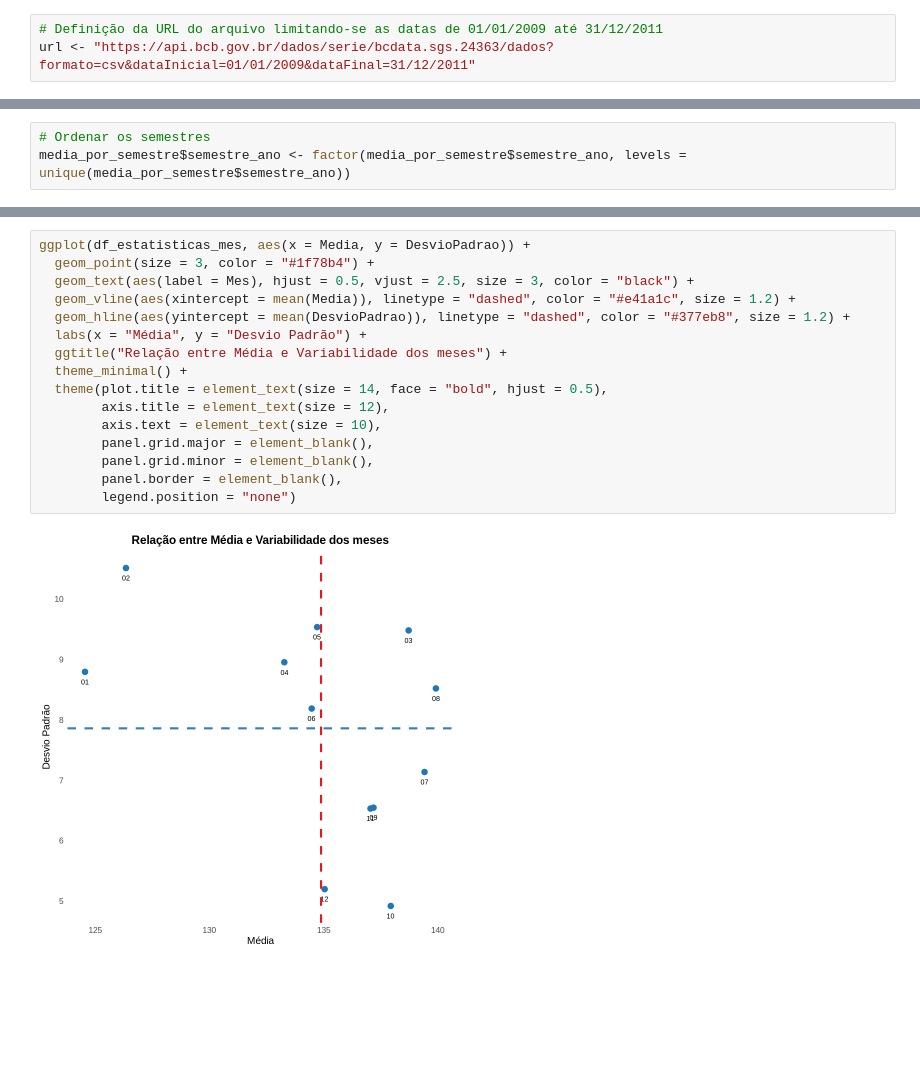
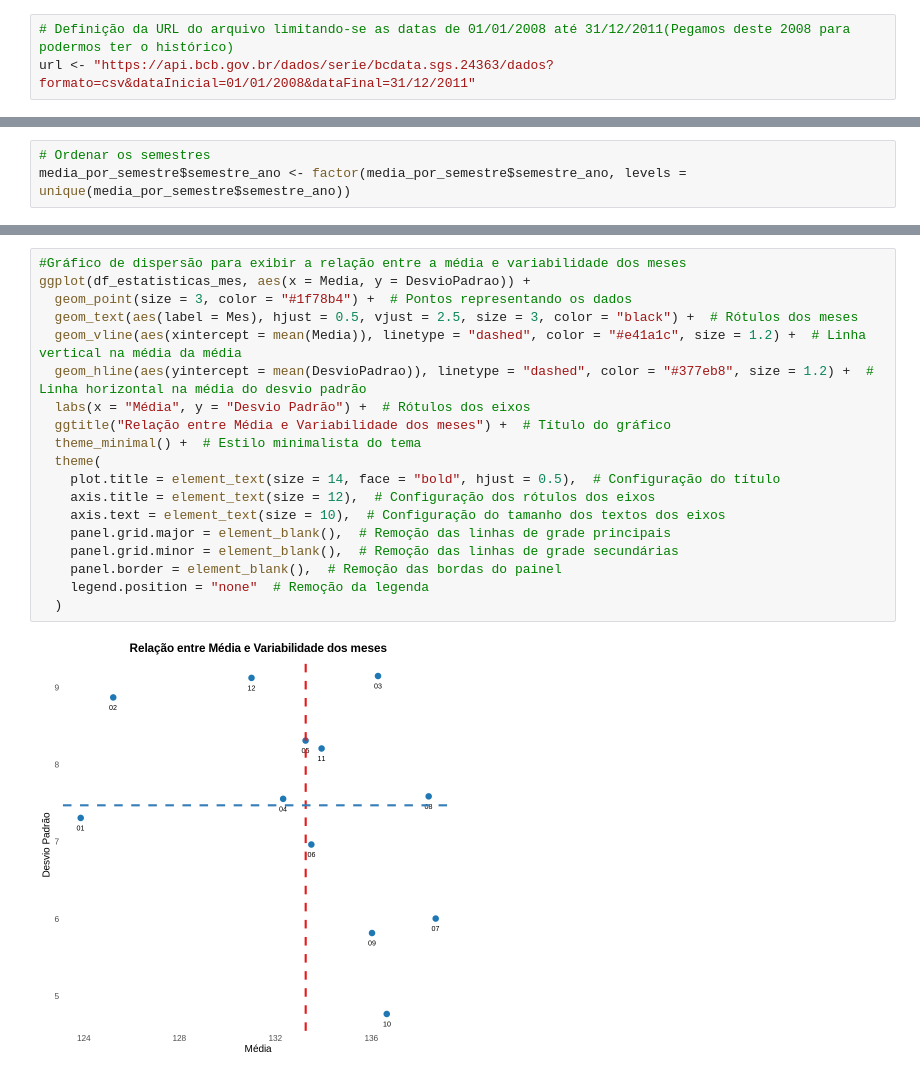
Before and after one commit to tecmateus/analise-ibc-br, a Jupyter notebook: Analise_do_índice_de_atividade_econômica_do_banco_central_2009_a_2011.ipynb, the cells around one changed output, grey strips where cells are left out. Drawn from its saved outputs; the diff is of its cells as text; blank space fills up the shorter version.

```diff
--- a/Analise_do_índice_de_atividade_econômica_do_banco_central_2009_a_2011.ipynb
+++ b/Analise_do_índice_de_atividade_econômica_do_banco_central_2009_a_2011.ipynb
@@ -67,6 +59,6 @@ Registered S3 method overwritten by 'quantmod':
 # %%
-# Definição da URL do arquivo limitando-se as datas de 01/01/2009 até 31/12/2011
-url <- "https://api.bcb.gov.br/dados/serie/bcdata.sgs.24363/dados?formato=csv&dataInicial=01/01/2009&dataFinal=31/12/2011"
+# Definição da URL do arquivo limitando-se as datas de 01/01/2008 até 31/12/2011(Pegamos deste 2008 para podermos ter o histórico)
+url <- "https://api.bcb.gov.br/dados/serie/bcdata.sgs.24363/dados?formato=csv&dataInicial=01/01/2008&dataFinal=31/12/2011"
 # %%
 # Importação do arquivo CSV como data frame
 df <- read.csv(url, sep = ";", dec = ".", header = TRUE, stringsAsFactors = FALSE)
@@ -607,20 +607,23 @@ ggplot(df_estatisticas, aes(x = Media, y = DesvioPadrao)) +
 # %% [output]
 [figure]
 # %%
+#Gráfico de dispersão para exibir a relação entre a média e variabilidade dos meses
 ggplot(df_estatisticas_mes, aes(x = Media, y = DesvioPadrao)) +
-  geom_point(size = 3, color = "#1f78b4") +
-  geom_text(aes(label = Mes), hjust = 0.5, vjust = 2.5, size = 3, color = "black") +
-  geom_vline(aes(xintercept = mean(Media)), linetype = "dashed", color = "#e41a1c", size = 1.2) +
-  geom_hline(aes(yintercept = mean(DesvioPadrao)), linetype = "dashed", color = "#377eb8", size = 1.2) +
-  labs(x = "Média", y = "Desvio Padrão") +
-  ggtitle("Relação entre Média e Variabilidade dos meses") +
-  theme_minimal() +
-  theme(plot.title = element_text(size = 14, face = "bold", hjust = 0.5),
-        axis.title = element_text(size = 12),
-        axis.text = element_text(size = 10),
-        panel.grid.major = element_blank(),
-        panel.grid.minor = element_blank(),
-        panel.border = element_blank(),
-        legend.position = "none")
+  geom_point(size = 3, color = "#1f78b4") +  # Pontos representando os dados
+  geom_text(aes(label = Mes), hjust = 0.5, vjust = 2.5, size = 3, color = "black") +  # Rótulos dos meses
+  geom_vline(aes(xintercept = mean(Media)), linetype = "dashed", color = "#e41a1c", size = 1.2) +  # Linha vertical na média da média
+  geom_hline(aes(yintercept = mean(DesvioPadrao)), linetype = "dashed", color = "#377eb8", size = 1.2) +  # Linha horizontal na média do desvio padrão
+  labs(x = "Média", y = "Desvio Padrão") +  # Rótulos dos eixos
+  ggtitle("Relação entre Média e Variabilidade dos meses") +  # Título do gráfico
+  theme_minimal() +  # Estilo minimalista do tema
+  theme(
+    plot.title = element_text(size = 14, face = "bold", hjust = 0.5),  # Configuração do título
+    axis.title = element_text(size = 12),  # Configuração dos rótulos dos eixos
+    axis.text = element_text(size = 10),  # Configuração do tamanho dos textos dos eixos
+    panel.grid.major = element_blank(),  # Remoção das linhas de grade principais
+    panel.grid.minor = element_blank(),  # Remoção das linhas de grade secundárias
+    panel.border = element_blank(),  # Remoção das bordas do painel
+    legend.position = "none"  # Remoção da legenda
+  )
 # %% [output]
-[figure, old version]
+[figure, new version]
```
Also changed, not shown: parts of 28 cells of this notebook.
